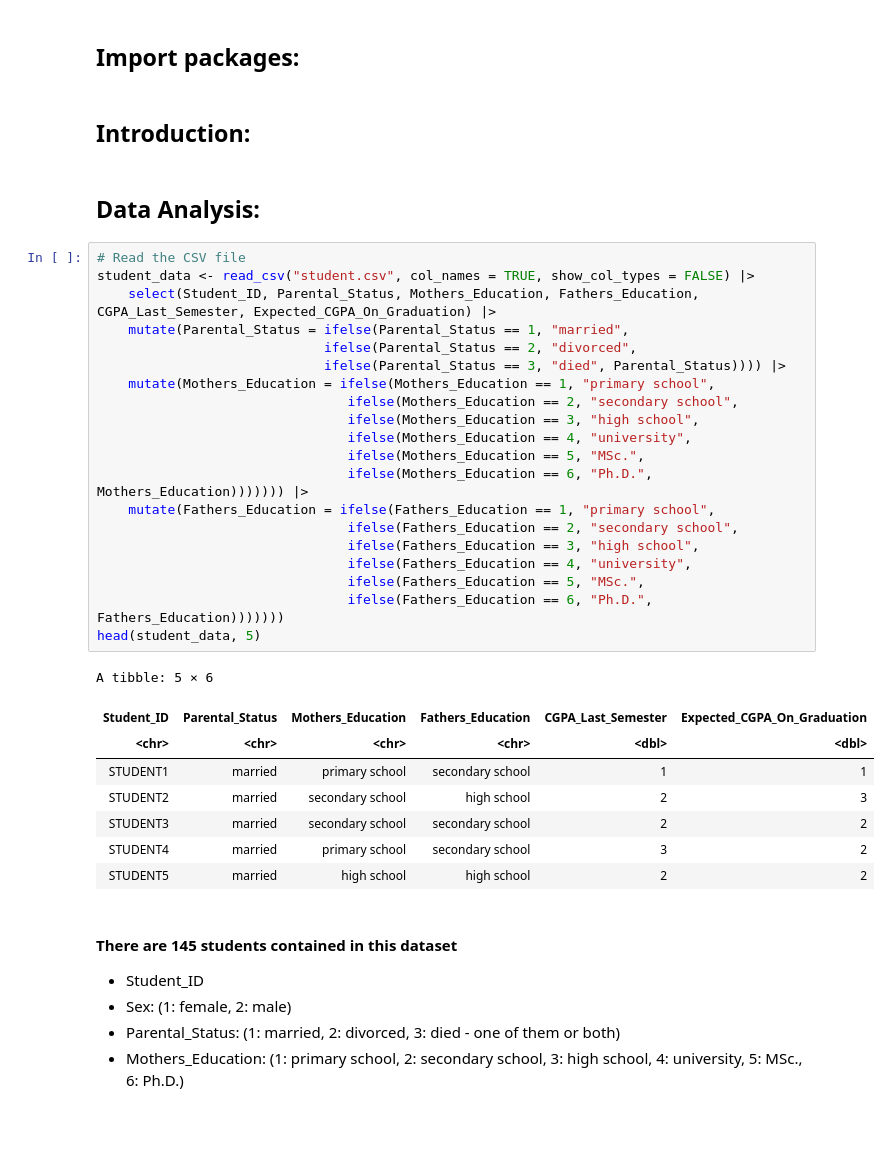
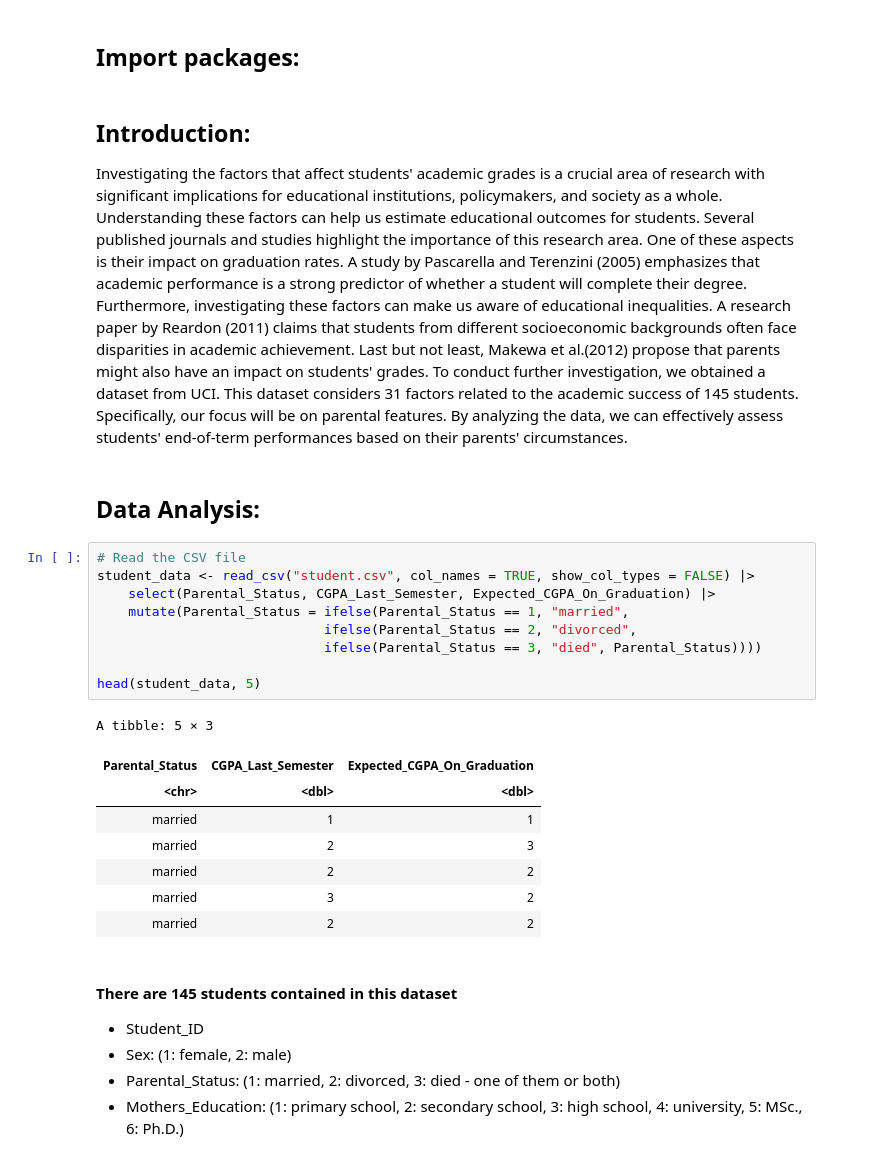
Before and after one commit to DanielHuangjiakang/Academic_Success_and_Parental_Education_Analysis-STAT201Group29, a Jupyter notebook: STAT201_GroupProposal.ipynb, the cells around one changed output. Drawn from its saved outputs; the diff is of its cells as text; blank space fills up the shorter version.

```diff
--- a/STAT201_GroupProposal.ipynb
+++ b/STAT201_GroupProposal.ipynb
@@ -14,37 +32,27 @@ library(tidymodels)
 ## Import packages:
 # %% [markdown]
 ## Introduction:
+Investigating the factors that affect students' academic grades is a crucial area of research with significant implications for educational institutions, policymakers, and society as a whole. Understanding these factors can help us estimate educational outcomes for students. Several published journals and studies highlight the importance of this research area. One of these aspects is their impact on graduation rates. A study by Pascarella and Terenzini (2005) emphasizes that academic performance is a strong predictor of whether a student will complete their degree. Furthermore, investigating these factors can make us aware of educational inequalities. A research paper by Reardon (2011) claims that students from different socioeconomic backgrounds often face disparities in academic achievement. Last but not least, Makewa et al.(2012) propose that parents might also have an impact on students' grades. To conduct further investigation, we obtained a dataset from UCI. This dataset considers 31 factors related to the academic success of 145 students. Specifically, our focus will be on parental features. By analyzing the data, we can effectively assess students' end-of-term performances based on their parents' circumstances.
 # %% [markdown]
 ## Data Analysis:
 # %%
 # Read the CSV file
 student_data <- read_csv("student.csv", col_names = TRUE, show_col_types = FALSE) |>
-    select(Student_ID, Parental_Status, Mothers_Education, Fathers_Education, CGPA_Last_Semester, Expected_CGPA_On_Graduation) |>
+    select(Parental_Status, CGPA_Last_Semester, Expected_CGPA_On_Graduation) |>
     mutate(Parental_Status = ifelse(Parental_Status == 1, "married",
                              ifelse(Parental_Status == 2, "divorced",
-                             ifelse(Parental_Status == 3, "died", Parental_Status)))) |>
-    mutate(Mothers_Education = ifelse(Mothers_Education == 1, "primary school",
-                                ifelse(Mothers_Education == 2, "secondary school",
-                                ifelse(Mothers_Education == 3, "high school",
-                                ifelse(Mothers_Education == 4, "university",
-                                ifelse(Mothers_Education == 5, "MSc.",
-                                ifelse(Mothers_Education == 6, "Ph.D.", Mothers_Education))))))) |>
-    mutate(Fathers_Education = ifelse(Fathers_Education == 1, "primary school",
-                                ifelse(Fathers_Education == 2, "secondary school",
-                                ifelse(Fathers_Education == 3, "high school",
-                                ifelse(Fathers_Education == 4, "university",
-                                ifelse(Fathers_Education == 5, "MSc.",
-                                ifelse(Fathers_Education == 6, "Ph.D.", Fathers_Education)))))))
+                             ifelse(Parental_Status == 3, "died", Parental_Status))))
+
 head(student_data, 5)
 # %% [output]
-A tibble: 5 × 6
+A tibble: 5 × 3
-| Student_ID | Parental_Status | Mothers_Education | Fathers_Education | CGPA_Last_Semester | Expected_CGPA_On_Graduation |
-| <chr> | <chr> | <chr> | <chr> | <dbl> | <dbl> |
-| STUDENT1 | married | primary school | secondary school | 1 | 1 |
-| STUDENT2 | married | secondary school | high school | 2 | 3 |
-| STUDENT3 | married | secondary school | secondary school | 2 | 2 |
-| STUDENT4 | married | primary school | secondary school | 3 | 2 |
-| STUDENT5 | married | high school | high school | 2 | 2 |
+| Parental_Status | CGPA_Last_Semester | Expected_CGPA_On_Graduation |
+| <chr> | <dbl> | <dbl> |
+| married | 1 | 1 |
+| married | 2 | 3 |
+| married | 2 | 2 |
+| married | 3 | 2 |
+| married | 2 | 2 |
 # %% [markdown]
 #### There are 145 students contained in this dataset
 * Student_ID
```
Also changed, not shown: parts of 3 cells of this notebook.
